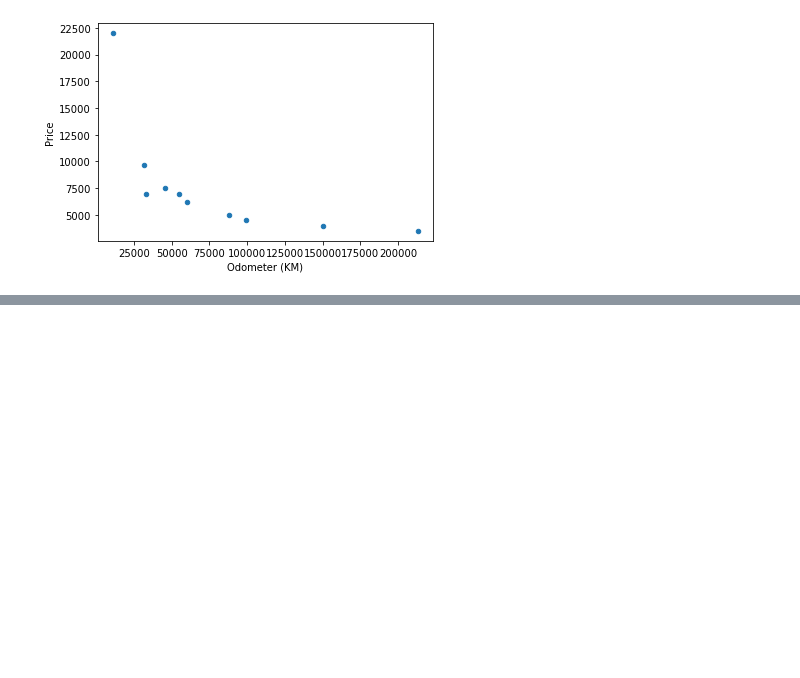
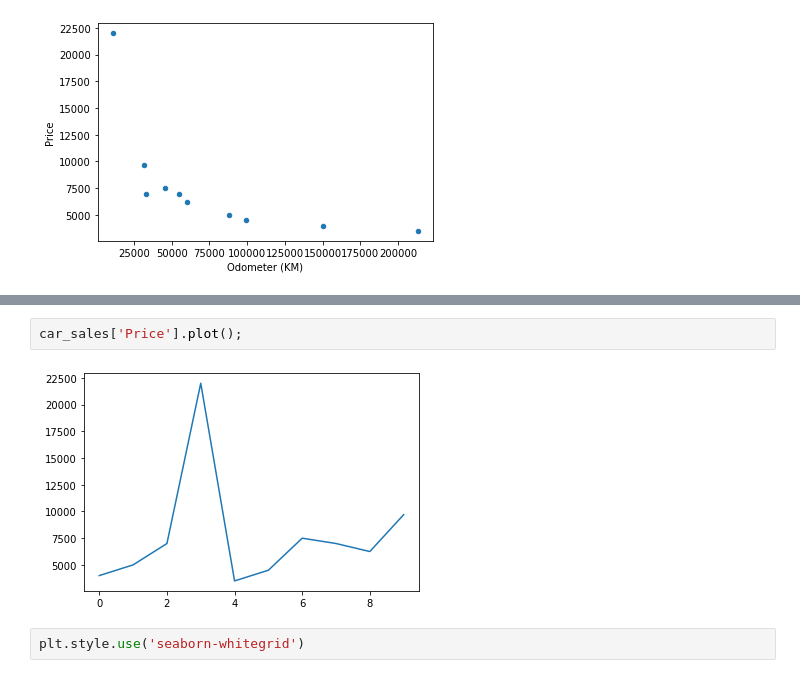
Before and after one commit to ioannis-toumpoglou/tensorflow-developer-repo, a Jupyter notebook: ml-02-introduction-to-matplotlib.ipynb, the cells around one changed output, grey strips where cells are left out. Drawn from its saved outputs; the diff is of its cells as text; blank space fills up the shorter version.

Commit message:
Customizing plots

```diff
--- a/ml-02-introduction-to-matplotlib.ipynb
+++ b/ml-02-introduction-to-matplotlib.ipynb
@@ -529,0 +566,6 @@ Text(0.5, 0.98, 'Heart Disease Analysis')
+# %%
+car_sales['Price'].plot();
+# %% [output]
+[figure, added]
+# %%
+plt.style.use('seaborn-whitegrid')
```
Also changed, not shown: parts of 53 cells of this notebook.
